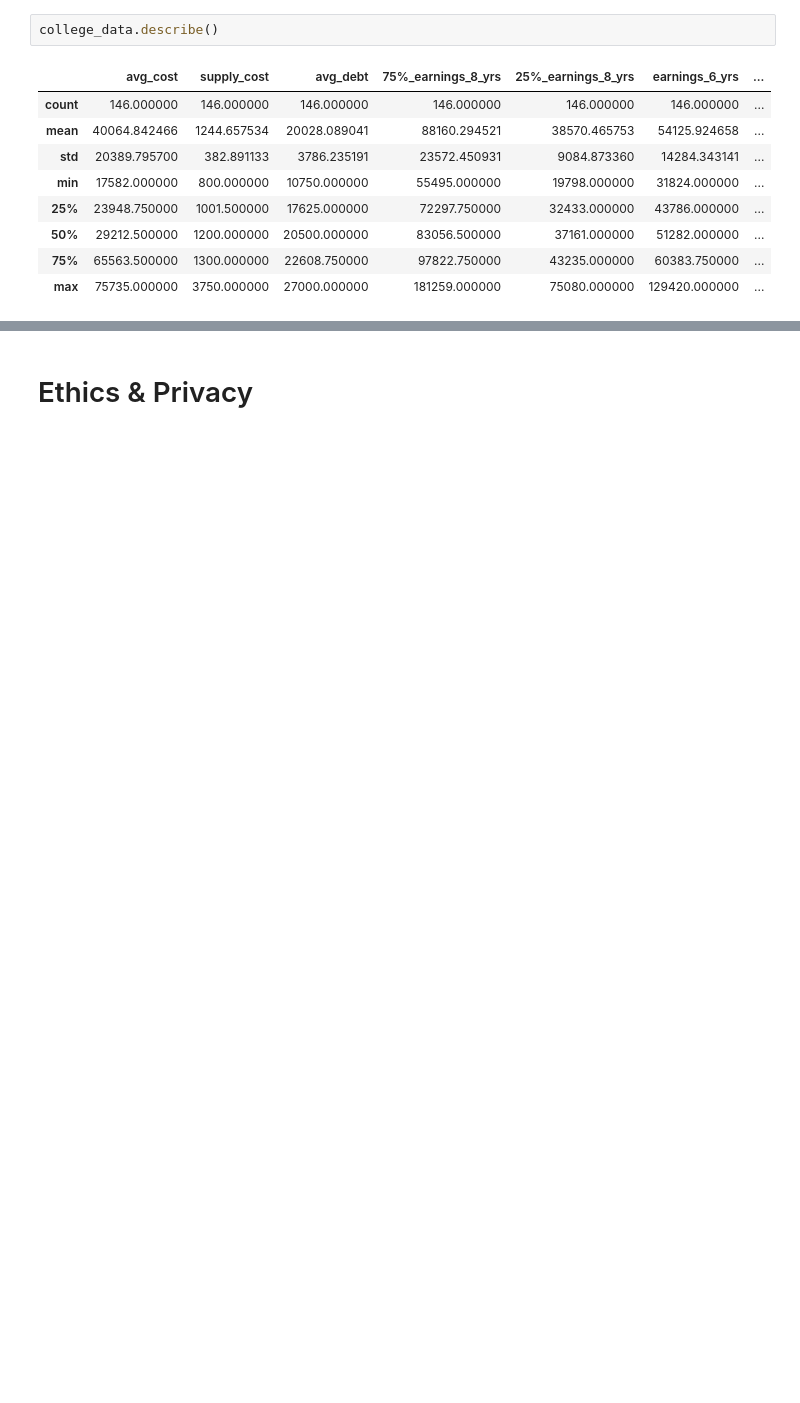
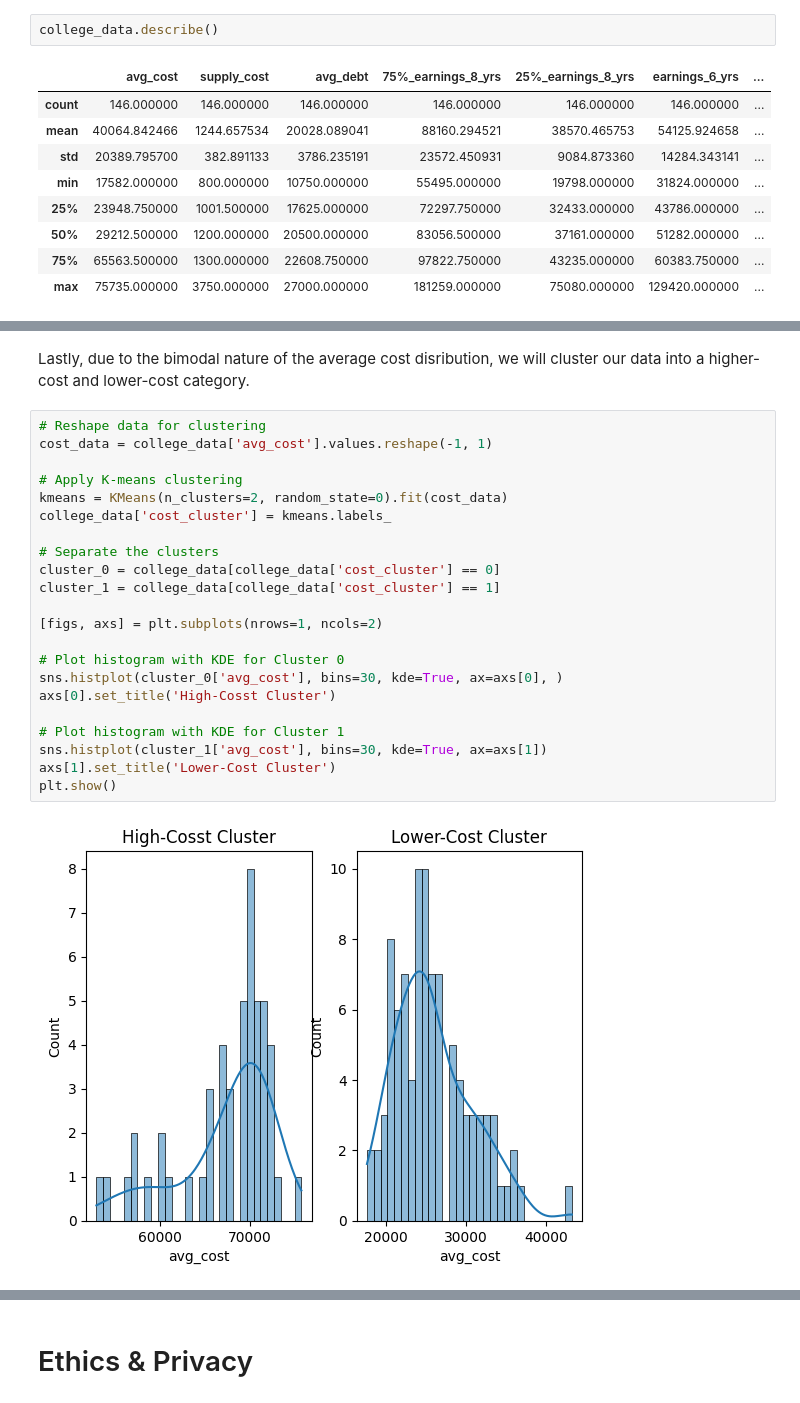
Before and after one commit to b4tan/College-Rank-and-Career-Success, a Jupyter notebook: EDACheckpoint_group067.ipynb, the cells around one changed output, grey strips where cells are left out. Cells and saved outputs as stored; diff of their text form; blank space fills up the shorter version.

```diff
--- a/EDACheckpoint_group067.ipynb
+++ b/EDACheckpoint_group067.ipynb
@@ -344,0 +357,26 @@ Correlation Coefficient (rank vs avg_cost): -0.3430788802989724
+# %% [markdown]
+Lastly, due to the bimodal nature of the average cost disribution, we will cluster our data into a higher-cost and lower-cost category.
+# %%
+# Reshape data for clustering
+cost_data = college_data['avg_cost'].values.reshape(-1, 1)
+
+# Apply K-means clustering
+kmeans = KMeans(n_clusters=2, random_state=0).fit(cost_data)
+college_data['cost_cluster'] = kmeans.labels_
+
+# Separate the clusters
+cluster_0 = college_data[college_data['cost_cluster'] == 0]
+cluster_1 = college_data[college_data['cost_cluster'] == 1]
+
+[figs, axs] = plt.subplots(nrows=1, ncols=2)
+
+# Plot histogram with KDE for Cluster 0
+sns.histplot(cluster_0['avg_cost'], bins=30, kde=True, ax=axs[0], )
+axs[0].set_title('High-Cosst Cluster')
+
+# Plot histogram with KDE for Cluster 1
+sns.histplot(cluster_1['avg_cost'], bins=30, kde=True, ax=axs[1])
+axs[1].set_title('Lower-Cost Cluster')
+plt.show()
+# %% [output]
+[figure, added]
```
Also changed, not shown: parts of 40 cells of this notebook.
